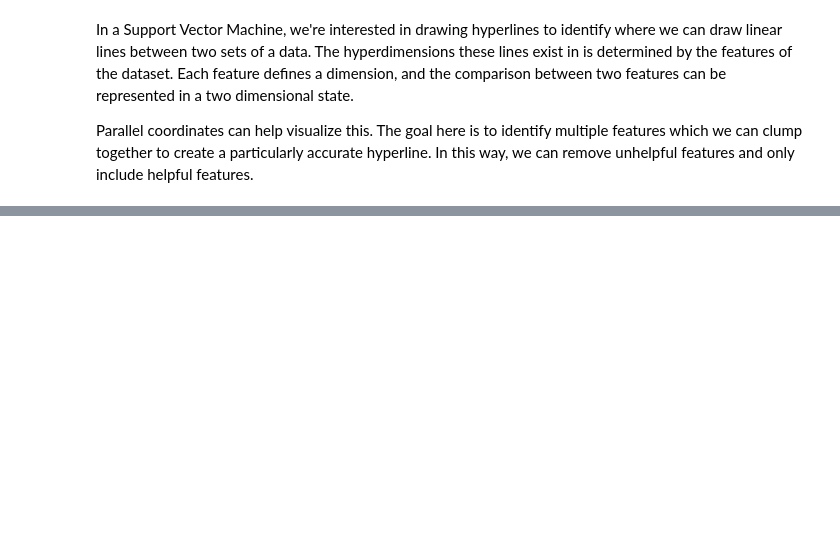
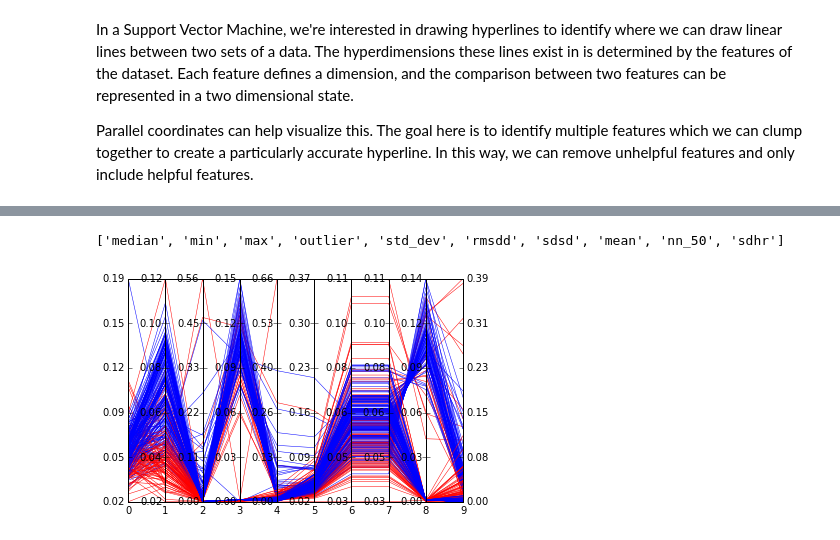
Before and after one commit to ltoscano/zagreus, a Jupyter notebook: data_vis.ipynb, the cells around one changed output, grey strips where cells are left out. Saved outputs shown, nothing was run; the diff lists cells and outputs as text; code cells hidden in the pictures; blank space fills up the shorter version.

```diff
--- a/data_vis.ipynb
+++ b/data_vis.ipynb
@@ -24,0 +31,6 @@ run("normal")
+# %%
+# sorts the parallel coordinates in increasing order based on the average normal sinus rhythm class normalized feature values
+run("norm")
+# %% [output]
+['median', 'min', 'max', 'outlier', 'std_dev', 'rmsdd', 'sdsd', 'mean', 'nn_50', 'sdhr']
+[figure, added]
```
Also changed, not shown: parts of 4 cells of this notebook, 2 other files.
